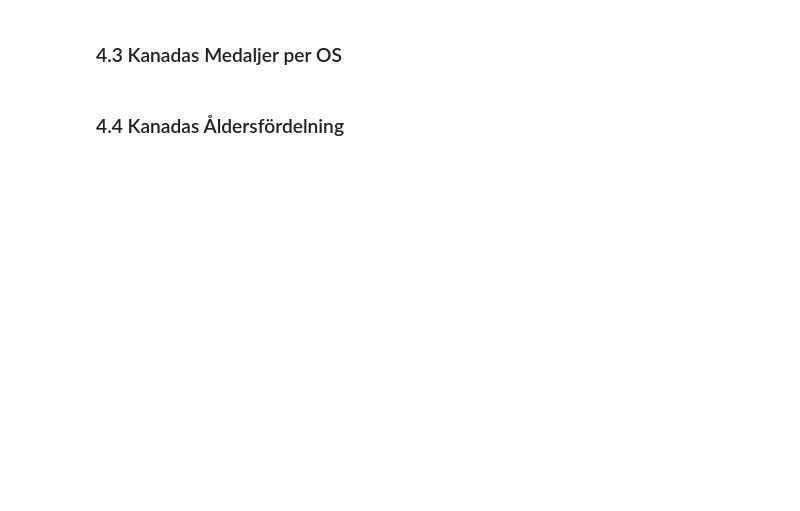
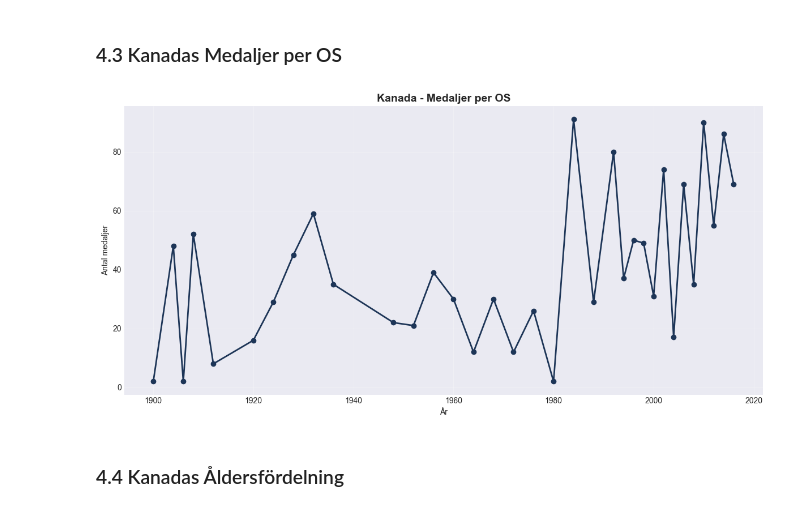
Before and after one commit to TahGue/projekt_os_kanada, a Jupyter notebook: notebooks/01_exploratory_analysis.ipynb, the cells around one changed output. Cells and saved outputs as stored; diff of their text form; code cells hidden in the pictures; blank space fills up the shorter version.

```diff
--- a/notebooks/01_exploratory_analysis.ipynb
+++ b/notebooks/01_exploratory_analysis.ipynb
@@ -216,4 +302,20 @@ plt.show
 # %% [markdown]
 ### 4.3 Kanadas Medaljer per OS
+# %%
+# Canada medals per Olympics
+canada_medals_year = canada_df[canada_df['Medal'].notna()].groupby('Year').size()
+
+fig, ax = plt.subplots(figsize=(12, 6))
+ax.plot(canada_medals_year.index, canada_medals_year.values,
+        marker='o', color='#1D3557', linewidth=2, markersize=6)
+ax.set_title('Kanada - Medaljer per OS', fontsize=14, fontweight='bold')
+ax.set_xlabel('År')
+ax.set_ylabel('Antal medaljer')
+ax.grid(True, alpha=0.3)
+plt.tight_layout()
+plt.savefig('../figures/canada_medals_per_year.png', dpi=300, bbox_inches='tight')
+plt.show()
+# %% [output]
+[figure, added]
 # %% [markdown]
 ### 4.4 Kanadas Åldersfördelning
```
Also changed, not shown: parts of 6 cells of this notebook, 7 other files.
